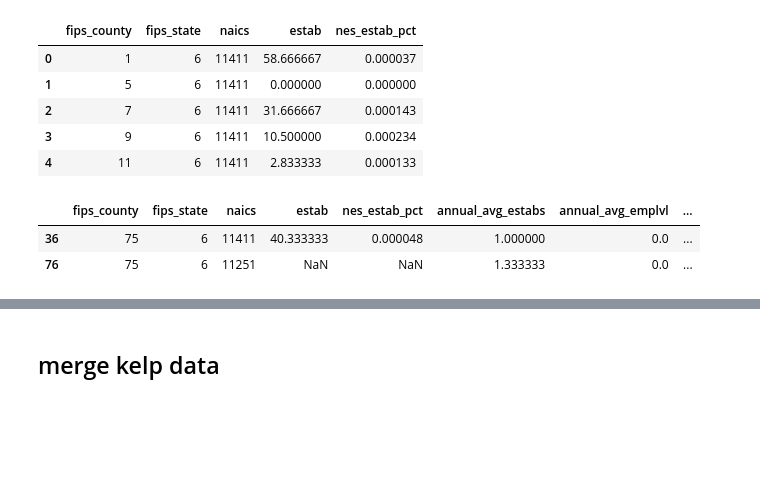
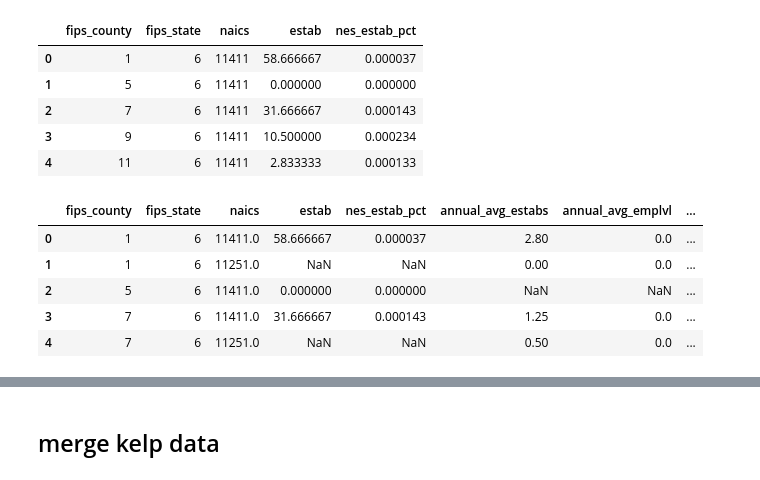
Before and after one commit to UCB-MIDS/Kelp-Capstone, a Jupyter notebook: pipeline/combine_data.ipynb, the cells around one changed output, grey strips where cells are left out. Drawn from its saved outputs; the diff is of its cells as text; code cells hidden in the pictures; blank space fills up the shorter version.

```diff
--- a/pipeline/combine_data.ipynb
+++ b/pipeline/combine_data.ipynb
@@ -138,6 +136,8 @@ occupation_qcew.head()
 | 2 | 06015 | 11411 | 77 | 0 | 2013 | NaN | 39 | ... |
 | 3 | 06019 | 11251 | 77 | 0 | 2013 | N | 4 | ... |
 | 4 | 06023 | 11251 | 77 | 0 | 2013 | NaN | 6 | ... |
+# %%
+unemployment = pd.read_pickle(pickles+'unemployment.pkl')
 # %%
 #in lat lon format
 kelp_biomass =pd.read_pickle(pickles+'kelp_biomass.pkl')
@@ -404,9 +404,14 @@ occupation_avg_nes.head()
 | 4 | 11 | 6 | 11411 | 2.833333 | 0.000133 |
 # %%
 #combine new and qcew data
-all_occupation = occupation_avg_nes.merge(occupation_avg_qcew, on=['fips_county','fips_state','naics'], how='outer')
-all_occupation[all_occupation['fips_county'] == 75].head()
+all_occupation = occupation_avg_nes.merge(occupation_avg_qcew, on=['fips_county','fips_state','naics'], how='outer')\
+                                   .merge(unemployment, on=['fips_county','fips_state'], how='outer')
+all_occupation.head()
+#all_occupation[all_occupation['fips_county'] == 75].head()
 # %% [output]
 |  | fips_county | fips_state | naics | estab | nes_estab_pct | annual_avg_estabs | annual_avg_emplvl | ... |
-| 36 | 75 | 6 | 11411 | 40.333333 | 0.000048 | 1.000000 | 0.0 | ... |
-| 76 | 75 | 6 | 11251 | NaN | NaN | 1.333333 | 0.0 | ... |
+| 0 | 1 | 6 | 11411.0 | 58.666667 | 0.000037 | 2.80 | 0.0 | ... |
+| 1 | 1 | 6 | 11251.0 | NaN | NaN | 0.00 | 0.0 | ... |
+| 2 | 5 | 6 | 11411.0 | 0.000000 | 0.000000 | NaN | NaN | ... |
+| 3 | 7 | 6 | 11411.0 | 31.666667 | 0.000143 | 1.25 | 0.0 | ... |
+| 4 | 7 | 6 | 11251.0 | NaN | NaN | 0.50 | 0.0 | ... |
```
Also changed, not shown: parts of 28 cells of this notebook, 1 other file.
